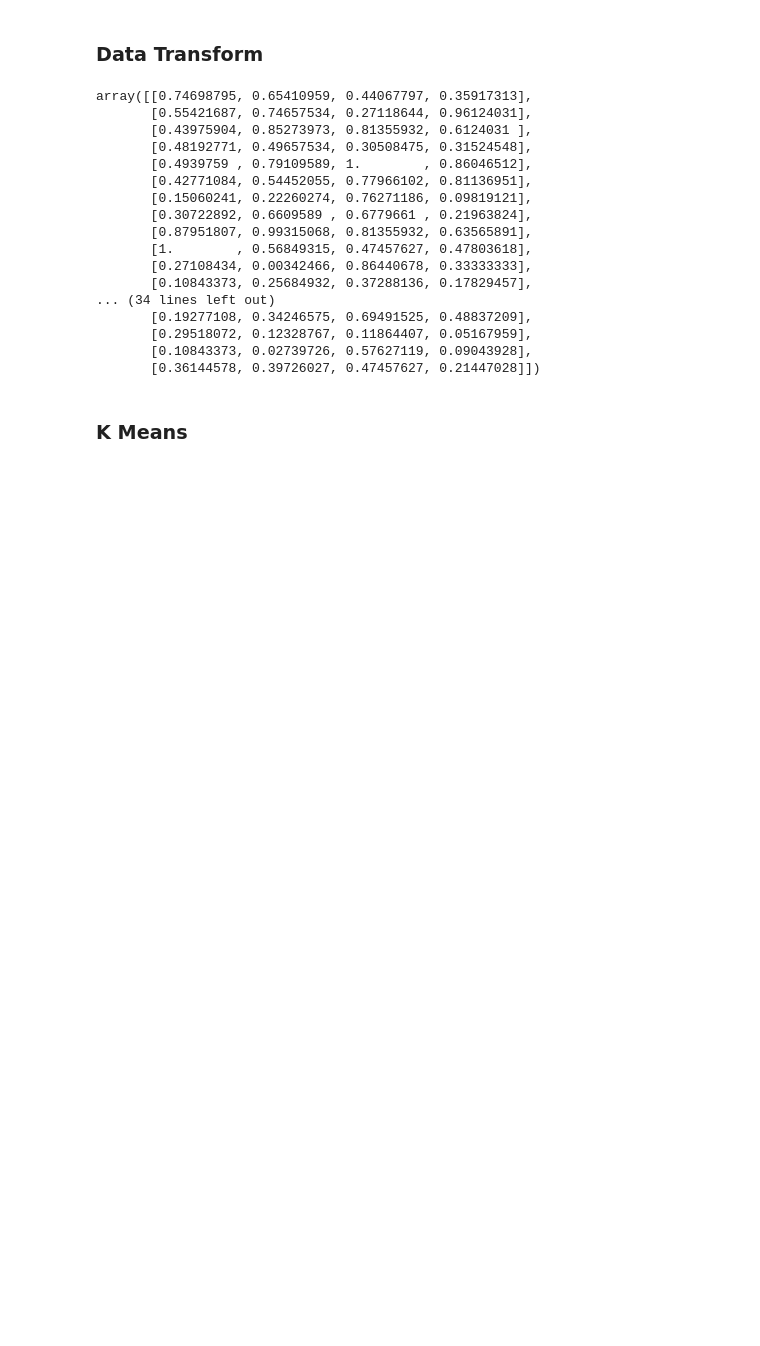
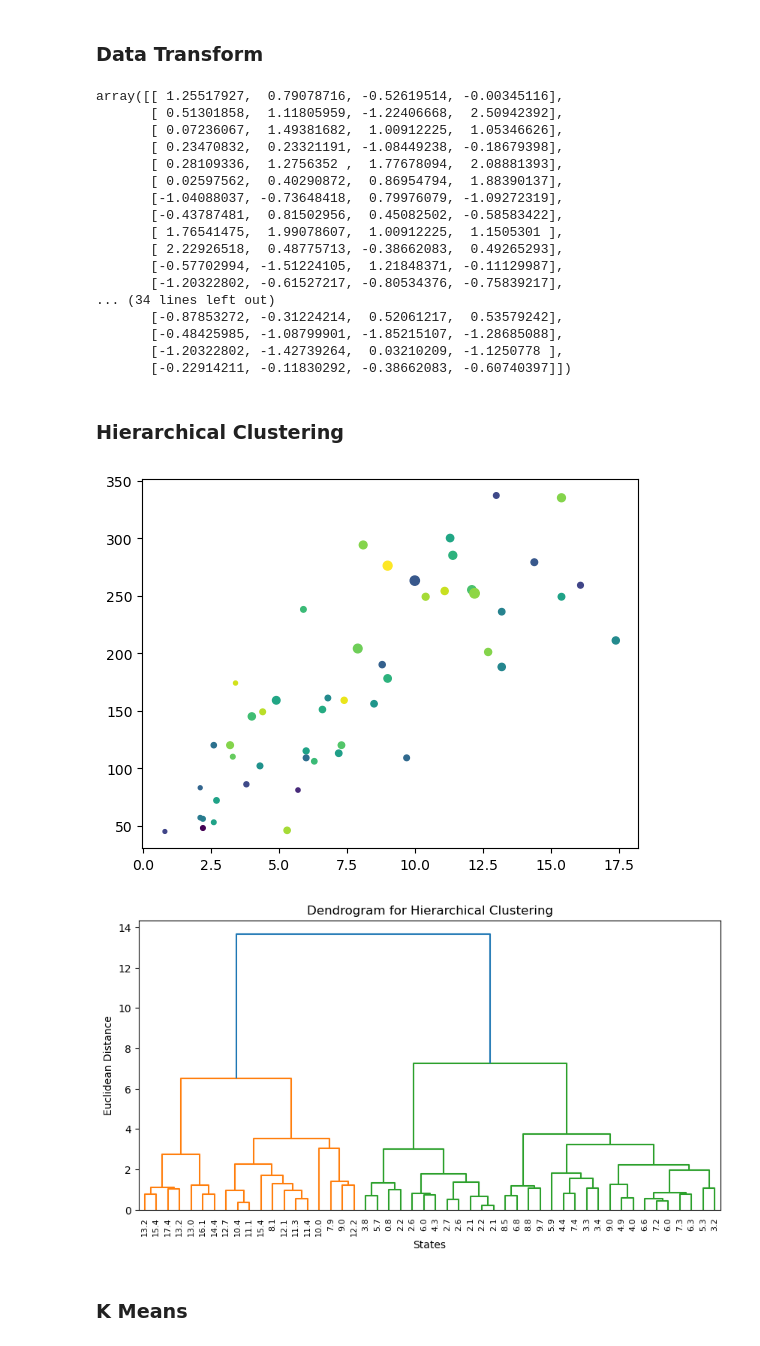
Before and after one commit to swarup4/ml-project, a Jupyter notebook: Clustering/Crime.ipynb, the cells around one changed output. Cells and saved outputs as stored; diff of their text form; code cells hidden in the pictures; blank space fills up the shorter version.

```diff
--- a/Clustering/Crime.ipynb
+++ b/Clustering/Crime.ipynb
@@ -21,7 +22,7 @@ from sklearn.cluster import KMeans, DBSCAN, AgglomerativeClustering
 from sklearn.preprocessing import StandardScaler, MinMaxScaler, RobustScaler
 # %%
-df = pd.read_csv('crime_data.csv')
-df.head()
+df_main = pd.read_csv('crime_data.csv')
+df_main.head()
 # %% [output]
 |  | Unnamed: 0 | Murder | Assault | UrbanPop | Rape |
 | 0 | Alabama | 13.2 | 236 | 58 | 21.2 |
@@ -66,7 +67,7 @@ df.columns
 # %% [output]
 Index(['Unnamed: 0', 'Murder', 'Assault', 'UrbanPop', 'Rape'], dtype='object')
 # %%
-df = df.drop('Unnamed: 0', axis=1)
+df = df_main.drop('Unnamed: 0', axis=1)
 # %%
 df.head()
 # %% [output]
@@ -108,24 +108,24 @@ plt.scatter(df['Murder'], df['Assault'], df['Rape'], df['UrbanPop'])
 # %% [markdown]
 ### Data Transform
 # %%
-scaler = MinMaxScaler()
-minmax = scaler.fit_transform(df)
-minmax
+scaler = StandardScaler()
+df_scaler = scaler.fit_transform(df)
+df_scaler
 # %% [output]
-array([[0.74698795, 0.65410959, 0.44067797, 0.35917313],
-       [0.55421687, 0.74657534, 0.27118644, 0.96124031],
-       [0.43975904, 0.85273973, 0.81355932, 0.6124031 ],
-       [0.48192771, 0.49657534, 0.30508475, 0.31524548],
-       [0.4939759 , 0.79109589, 1.        , 0.86046512],
-       [0.42771084, 0.54452055, 0.77966102, 0.81136951],
-       [0.15060241, 0.22260274, 0.76271186, 0.09819121],
-       [0.30722892, 0.6609589 , 0.6779661 , 0.21963824],
-       [0.87951807, 0.99315068, 0.81355932, 0.63565891],
-       [1.        , 0.56849315, 0.47457627, 0.47803618],
-       [0.27108434, 0.00342466, 0.86440678, 0.33333333],
-       [0.10843373, 0.25684932, 0.37288136, 0.17829457],
+array([[ 1.25517927,  0.79078716, -0.52619514, -0.00345116],
+       [ 0.51301858,  1.11805959, -1.22406668,  2.50942392],
+       [ 0.07236067,  1.49381682,  1.00912225,  1.05346626],
+       [ 0.23470832,  0.23321191, -1.08449238, -0.18679398],
+       [ 0.28109336,  1.2756352 ,  1.77678094,  2.08881393],
+       [ 0.02597562,  0.40290872,  0.86954794,  1.88390137],
+       [-1.04088037, -0.73648418,  0.79976079, -1.09272319],
+       [-0.43787481,  0.81502956,  0.45082502, -0.58583422],
+       [ 1.76541475,  1.99078607,  1.00912225,  1.1505301 ],
+       [ 2.22926518,  0.48775713, -0.38662083,  0.49265293],
+       [-0.57702994, -1.51224105,  1.21848371, -0.11129987],
+       [-1.20322802, -0.61527217, -0.80534376, -0.75839217],
 ... (34 lines left out)
-       [0.19277108, 0.34246575, 0.69491525, 0.48837209],
-       [0.29518072, 0.12328767, 0.11864407, 0.05167959],
-       [0.10843373, 0.02739726, 0.57627119, 0.09043928],
-       [0.36144578, 0.39726027, 0.47457627, 0.21447028]])
+       [-0.87853272, -0.31224214,  0.52061217,  0.53579242],
+       [-0.48425985, -1.08799901, -1.85215107, -1.28685088],
+       [-1.20322802, -1.42739264,  0.03210209, -1.1250778 ],
+       [-0.22914211, -0.11830292, -0.38662083, -0.60740397]])
@@ -135,2 +132,15 @@ standard = scaler.fit_transform(df)
+# %% [markdown]
+### Hierarchical Clustering
+# %%
+plt.figure(figsize=(10, 5))
+linkage_matrix = linkage(df_scaler, method='ward')
+dendrogram(linkage_matrix, labels=df.iloc[:, 0].values, leaf_rotation=90)
+plt.title('Dendrogram for Hierarchical Clustering')
+plt.xlabel('States')
+plt.ylabel('Euclidean Distance')
+plt.show()
+# %% [output]
+[figure, added]
+[figure, added]
 # %% [markdown]
 ### K Means
```
Also changed, not shown: parts of 16 cells of this notebook, 1 other file.
